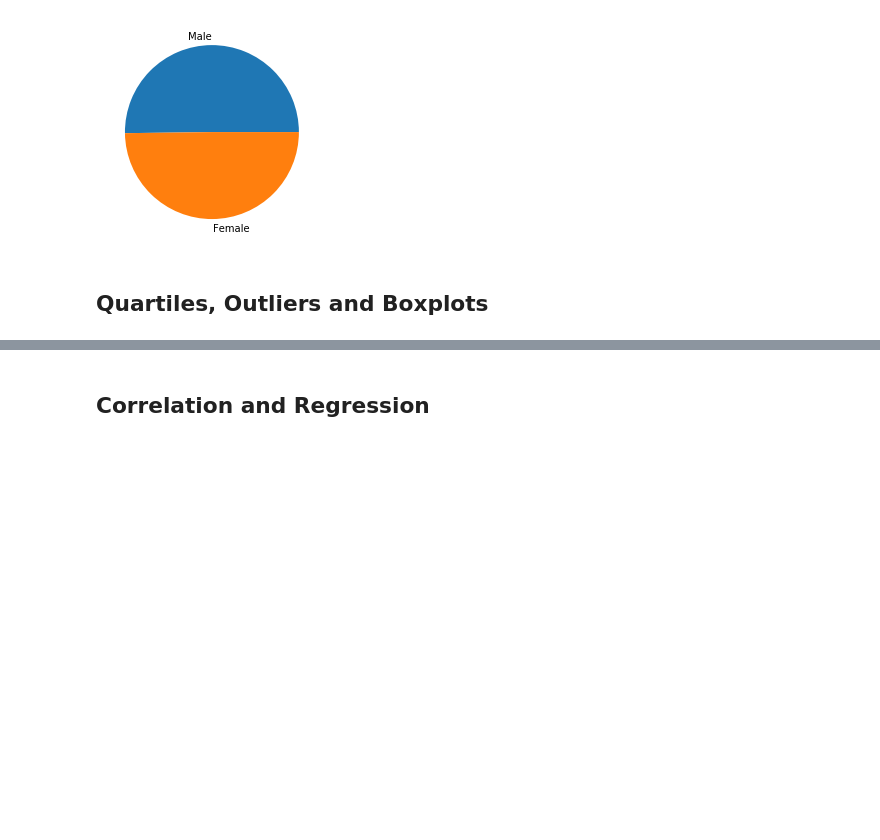
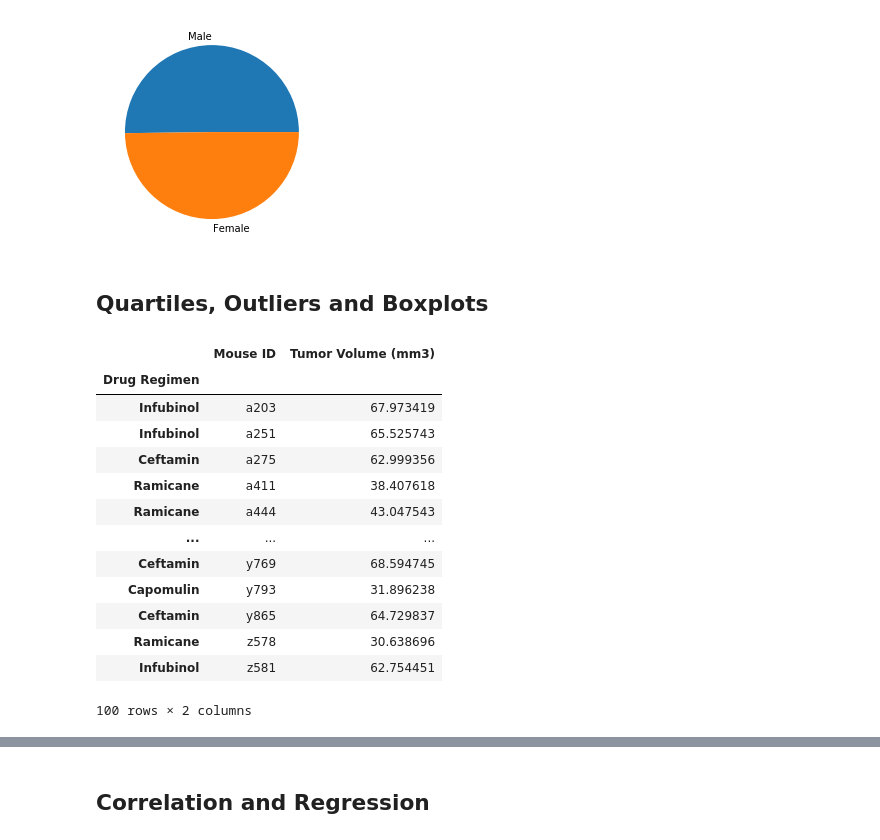
Before and after one commit to OswaldDB/matplotlib-challenge, a Jupyter notebook: pymaceuticals_starter.ipynb, the cells around one changed output, grey strips where cells are left out. Saved outputs shown, nothing was run; the diff lists cells and outputs as text; code cells hidden in the pictures; blank space fills up the shorter version.

```diff
--- a/pymaceuticals_starter.ipynb
+++ b/pymaceuticals_starter.ipynb
@@ -176,11 +176,33 @@ plt.pie(sizes,labels=labels)
 # %%
 # Calculate the final tumor volume of each mouse across four of the treatment regimens:
 # Capomulin, Ramicane, Infubinol, and Ceftamin
 
 # Start by getting the last (greatest) timepoint for each mouse
 
+max_time_df = pd.DataFrame(study_results.groupby("Mouse ID")["Timepoint"].max())
 
 # Merge this group df with the original dataframe to get the tumor volume at the last timepoint
+
+final_status_df = max_time_df.merge(study_results, on = ["Mouse ID","Timepoint"])
+constr_df = final_status_df.merge(mouse_metadata, on = "Mouse ID")[["Mouse ID","Tumor Volume (mm3)","Drug Regimen"]]
+constr_df = constr_df.set_index("Drug Regimen")
+constr_df = constr_df.drop(['Ketapril', 'Naftisol', 'Placebo', 'Propriva', 'Stelasyn', 'Zoniferol'])
+constr_df
+# %% [output]
+|  | Mouse ID | Tumor Volume (mm3) |
+| Drug Regimen |  |  |
+| Infubinol | a203 | 67.973419 |
+| Infubinol | a251 | 65.525743 |
+| Ceftamin | a275 | 62.999356 |
+| Ramicane | a411 | 38.407618 |
+| Ramicane | a444 | 43.047543 |
+| ... | ... | ... |
+| Ceftamin | y769 | 68.594745 |
+| Capomulin | y793 | 31.896238 |
+| Ceftamin | y865 | 64.729837 |
+| Ramicane | z578 | 30.638696 |
+| Infubinol | z581 | 62.754451 |
+100 rows × 2 columns
 # %%
 # Put treatments into a list for for loop (and later for plot labels)
 
```
Also changed, not shown: parts of 5 cells of this notebook.
